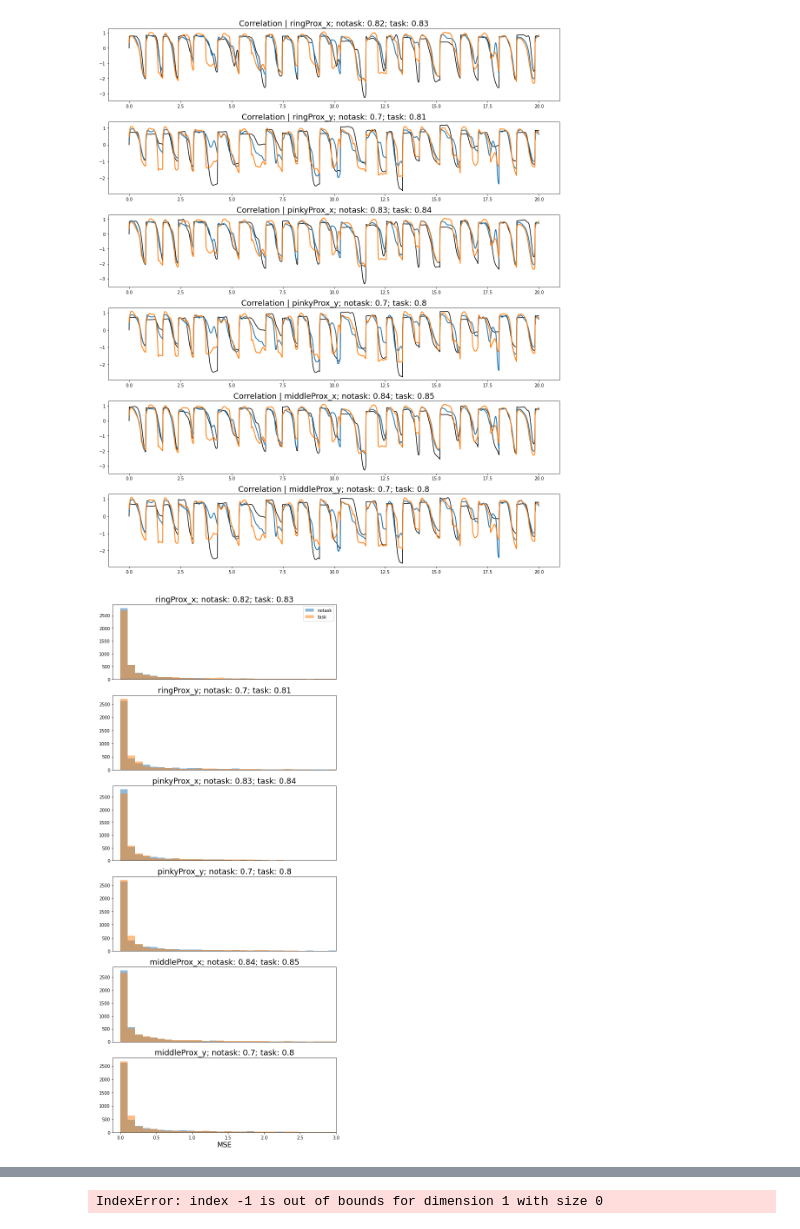
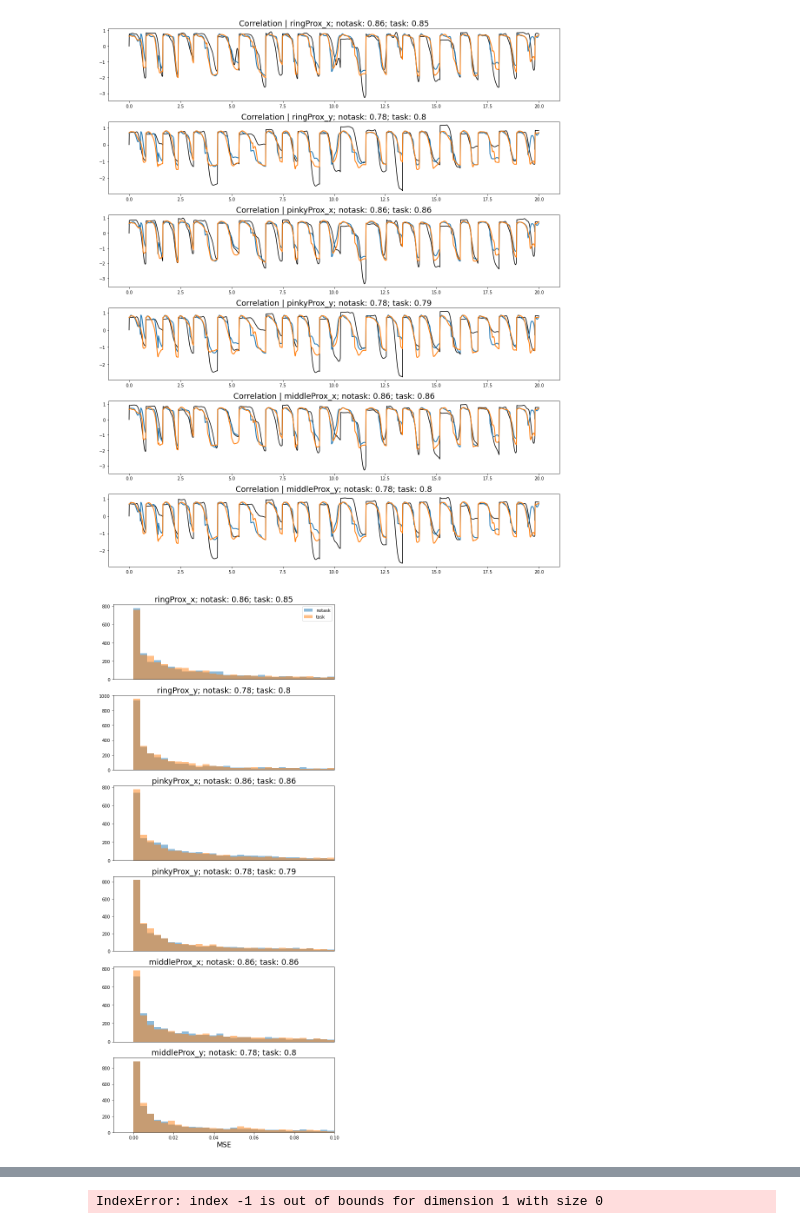
Before and after one commit to ntolley/ncm_2023, a Jupyter notebook: notebooks/contrastive_rnn.ipynb, the cells around one changed output, grey strips where cells are left out. Saved outputs shown, nothing was run; the diff lists cells and outputs as text; code cells hidden in the pictures.

```diff
--- a/notebooks/contrastive_rnn.ipynb
+++ b/notebooks/contrastive_rnn.ipynb
@@ -381,7 +382,7 @@ class SEE_Dataset(torch.utils.data.Dataset):
 # %%
 def make_generators(pred_df, neural_df, neural_offset, cv_dict, metadata,
                     exclude_neural=None, exclude_kinematics=None, window_size=1,
-                    flip_outputs=False, fold=0, batch_size=200, device='cpu', label_col=None):
+                    flip_outputs=False, fold=0, batch_size=1000, device='cpu', label_col=None):
     sampling_rate = 100
     kernel_offset = int(metadata['kernel_halfwidth'] * sampling_rate)  #Convolution kernel centered at zero, add to neural offset
     # offset = neural_offset + kernel_offset
@@ -533,7 +534,8 @@ def contrast_mse(y_pred, y_true, hidden, labels, weight=1):
     hidden = hidden.transpose(0,1)
     hidden = hidden.flatten(start_dim=1, end_dim=2)
 
-    hidden_loss_func = losses.TripletMarginLoss()
+    # hidden_loss_func = losses.TripletMarginLoss(margin=0.05)
+    hidden_loss_func = losses.ContrastiveLoss()
     hidden_loss = hidden_loss_func(hidden, labels)
 
     mse_loss_func = nn.MSELoss()
@@ -645,19 +647,15 @@ def run_rnn(pred_df, neural_df, neural_offset, task_info=True,
 
   return rnn_train_pred, rnn_test_pred, rnn_train_corr, rnn_test_corr
 # %%
-neural_offset = 2 # try 50-150 ms offset
-window_size = 60
+neural_offset = 5 # try 50-150 ms offset
+window_size = 70
 label_col = 'layout'
 func_dict = {'wiener': run_wiener, 'rnn': run_rnn}
-# func_dict = {'wiener': run_wiener, 'ann': run_ann}
-# func_dict = {'wiener': run_wiener, 'rnn_wiener': run_rnn_wiener}
 # func_dict = {'wiener': run_wiener}
 
-df_dict = {'task': {'df': task_neural_noeyes_df, 'task_info': True, 'num_cat': len(layout_filter)},
-           'notask': {'df': notask_neural_noeyes_df, 'task_info': False, 'num_cat': 0}}
-        #    'notask_neural_eyes': {'df': notask_neural_eyes_df, 'task_info': False},
-        #    'task_neural_eyes': {'df': notask_neural_eyes_df, 'task_info': True,}}
-           #'eyes': {'df': eye_df, 'task_info': False}}
+df_dict = {'task': {'df': task_neural_df, 'task_info': True, 'num_cat': len(layout_filter)},
+           'notask': {'df': notask_neural_df, 'task_info': False, 'num_cat': 0}}
+
 
 decode_results = dict()
 for func_name, func in func_dict.items():
@@ -665,7 +663,6 @@ for func_name, func in func_dict.items():
     for df_type, pred_df in df_dict.items():
         train_pred, test_pred, train_corr, test_corr = func(wrist_df, pred_df['df'], neural_offset, task_info=pred_df['task_info'],
                                                             window_size=window_size, num_cat=pred_df['num_cat'], label_col=label_col)
-        #train_pred, test_pred, train_corr, test_corr = func(kinematic_df, pred_df['df'], neural_offset, task_info=pred_df['task_info'])
 
         decode_results[func_name][df_type] = {
             'train_pred': train_pred,
@@ -726,9 +729,9 @@ for col_idx in range(len(marker_names)):
     plt.plot(x_vals, decode_results[decoder_type][cond2]['test_pred'][bounds, col_idx], color='C1', linewidth=2, label=cond2)
 
 
-    layout_corr = np.round(decode_results[decoder_type][cond1]['test_corr'][col_idx], 2)
-    nolayout_corr = np.round(decode_results[decoder_type][cond2]['test_corr'][col_idx], 2)
-    plt.title(f"Correlation | {marker_names[col_idx]}; {cond1}: {layout_corr}; {cond2}: {nolayout_corr}", fontsize=18)
+    cond1_corr = np.round(decode_results[decoder_type][cond1]['test_corr'][col_idx], 2)
+    cond2_corr = np.round(decode_results[decoder_type][cond2]['test_corr'][col_idx], 2)
+    plt.title(f"Correlation | {marker_names[col_idx]}; {cond1}: {cond1_corr}; {cond2}: {cond2_corr}", fontsize=18)
 
     # if col_idx == 1:
     #     plt.xlabel('Time (s)', fontsize=16)
@@ -745,44 +748,42 @@ for col_idx in range(len(marker_names)):
 plt.tight_layout()
 # plt.savefig(f'movement_decoding_trajectory_{num_neurons}_neurons_layout.png')
 # %% [output]
-[figure, old version]
+[figure, new version]
 # %%
 plt.figure(figsize=(8, 3*(len(marker_names))))
 tstart = 300
 
-# decoder_type = 'rnn'
-# decoder_type = 'ann'
-# decoder_type = 'rnn_wiener'
+decoder_type = 'rnn'
 # decoder_type = 'wiener'
 
-bins = np.linspace(0,3,30)
+bins = np.linspace(0,0.1,30)
 for col_idx in range(len(marker_names)):
     plt.subplot(len(marker_names), 1, col_idx+1)
     cond1_mse = np.square(decode_results[decoder_type][cond1]['test_pred'][:, col_idx] - y_test_data[:, col_idx])
     cond2_mse = np.square(decode_results[decoder_type][cond2]['test_pred'][:, col_idx] - y_test_data[:, col_idx])
 
     plt.hist(cond1_mse, color='C0', linewidth=2, label=cond1, bins=bins, alpha=0.5)
     plt.hist(cond2_mse, color='C1', linewidth=2, label=cond2, bins=bins, alpha=0.5)
 
-    layout_corr = np.round(decode_results[decoder_type][cond1]['test_corr'][col_idx], 2)
-    nolayout_corr = np.round(decode_results[decoder_type][cond2]['test_corr'][col_idx], 2)
-    plt.title(f"{marker_names[col_idx]}; {cond1}: {layout_corr}; {cond2}: {nolayout_corr}", fontsize=18)
+    cond1_corr = np.round(decode_results[decoder_type][cond1]['test_corr'][col_idx], 2)
+    cond2_corr = np.round(decode_results[decoder_type][cond2]['test_corr'][col_idx], 2)
+    plt.title(f"{marker_names[col_idx]}; {cond1}: {cond1_corr}; {cond2}: {cond2_corr}", fontsize=18)
 
     if col_idx == len(marker_names) - 1:
         plt.xlabel('MSE', fontsize=16)
     else:
         plt.xticks([])
 
     if col_idx == 0:
         plt.legend()
 
     #plt.ylim(plt.ylim(0, 4000))
-    plt.xlim(plt.xlim(-0.1, bins[-1]))
+    plt.xlim(plt.xlim(-0.01, bins[-1]))
 
 plt.tight_layout()
 # plt.savefig(f'movement_decoding_mse_{num_neurons}_neurons_layout.png')
 # %% [output]
-[figure, old version]
+[figure, new version]
 # %%
 nolayout_test_corr = decode_results[decoder_type][cond1]['test_corr']
 all_test_corr = decode_results[decoder_type][cond2]['test_corr']
```
Also changed, not shown: parts of 19 cells of this notebook, 4 other files.
